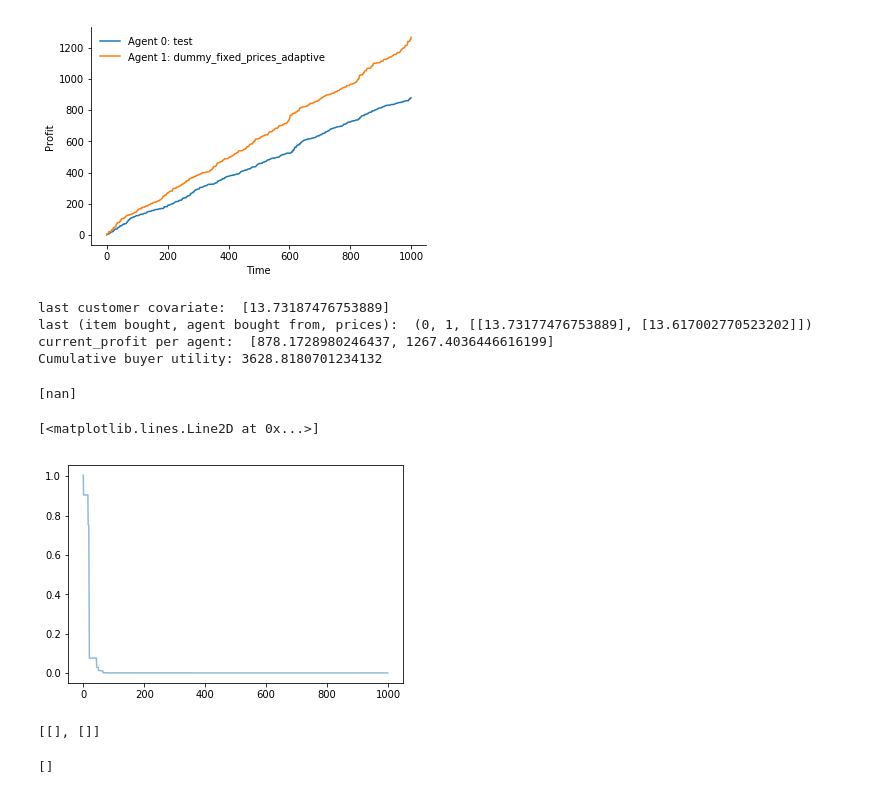
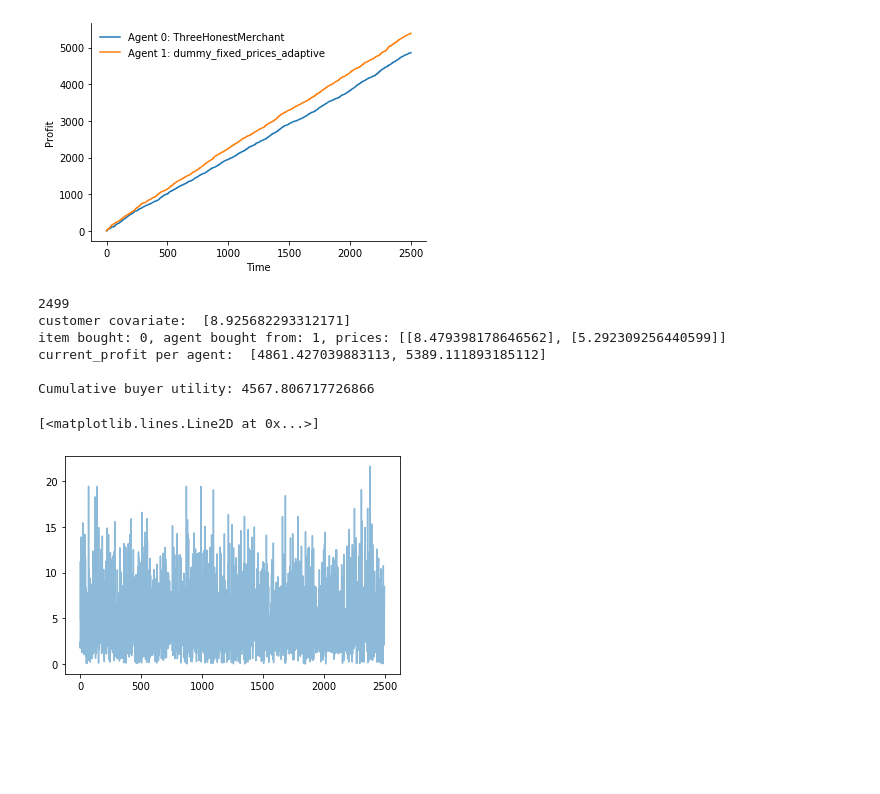
Before and after one commit to horizonhou/ads-project, a Jupyter notebook: run_gym_headtohead_localcomputer.ipynb, the cells around one changed output. Cells and saved outputs as stored; diff of their text form; code cells hidden in the pictures; blank space fills up the shorter version.

```diff
--- a/run_gym_headtohead_localcomputer.ipynb
+++ b/run_gym_headtohead_localcomputer.ipynb
@@ -12,8 +15,7 @@ from IPython import display
 import make_env
 # %%
 project_part = 1
-# agentnames = ['dummy_fixed_prices', 'dummy_fixed_prices_adaptive']
-agentnames = ['test', 'dummy_fixed_prices_adaptive']
+agentnames = ['ThreeHonestMerchant','dummy_fixed_prices_adaptive']
 # %%
 if project_part == 1:
     env, agents = make_env.make_env_agents(agentnames = agentnames, project_part = project_part)
@@ -25,4 +27,4 @@ else:
 # you can replace the agentnames to match whatever agentfiles you create.
 # you can use the same agentnames for both agents
 # %%
-T = 1000
+T = 2500
@@ -32,9 +31,13 @@ list2 = []
+# %%
+list_of_my_prices = []
+list_of_valuations = []
 # %%
 env.reset()
 customer_covariates, sale, profits = env.get_current_state_customer_to_send_agents()
 last_customer_covariates = customer_covariates
 
 fig, ax = plt.subplots(figsize=(20, 10))
+plt.title(T)
 for t in range(0, T):
     actions = [agent.action((customer_covariates, sale, profits)) for agent in agents]
     customer_covariates, sale, profits = env.step(actions)
@@ -42,35 +45,25 @@ for t in range(0, T):
     if newplot:
       display.clear_output(wait=True)
       display.display(plt.gcf())
-    print('last customer covariate: ', last_customer_covariates)
-    list1.append(sale[2][0])
-    list2.append(sale[2][1])
-    print('last (item bought, agent bought from, prices): ', sale)
-    print('current_profit per agent: ', profits)
+    print(t)
+    print('customer covariate: ', last_customer_covariates)
+    list_of_my_prices.append(sale[2][0])
+    list_of_valuations.append(last_customer_covariates)
+    print('item bought: {}, agent bought from: {}, prices: {}'.format(sale[0],sale[1],sale[2]))
+    print('current_profit per agent: ', profits,end='\n\n')
     last_customer_covariates = customer_covariates
 plt.close()
 print("Cumulative buyer utility: {}".format(env.cumulative_buyer_utility))
 # %% [output]
-[figure, old version]
+[figure, new version]
-last customer covariate:  [13.73187476753889]
-last (item bought, agent bought from, prices):  (0, 1, [[13.73177476753889], [13.617002770523202]])
-current_profit per agent:  [878.1728980246437, 1267.4036446616199]
-Cumulative buyer utility: 3628.8180701234132
+2499
+customer covariate:  [8.925682293312171]
+item bought: 0, agent bought from: 1, prices: [[8.479398178646562], [5.292309256440599]]
+current_profit per agent:  [4861.427039883113, 5389.111893185112]
+
+Cumulative buyer utility: 4567.806717726866
-# %%
-list1[0]
-# %% [output]
-[nan]
 # %%
-plt.plot(list1, alpha=0.5)
+plt.plot(list_of_my_prices, alpha=0.5)
 # %% [output]
 [<matplotlib.lines.Line2D at 0x...>]
-[figure, old version]
+[figure, new version]
-# %%
-a = [[], []]
-a
-# %% [output]
-[[], []]
-# %%
-a[0]
-# %% [output]
-[]
```
Also changed, not shown: parts of 3 cells of this notebook, 2 other files.
